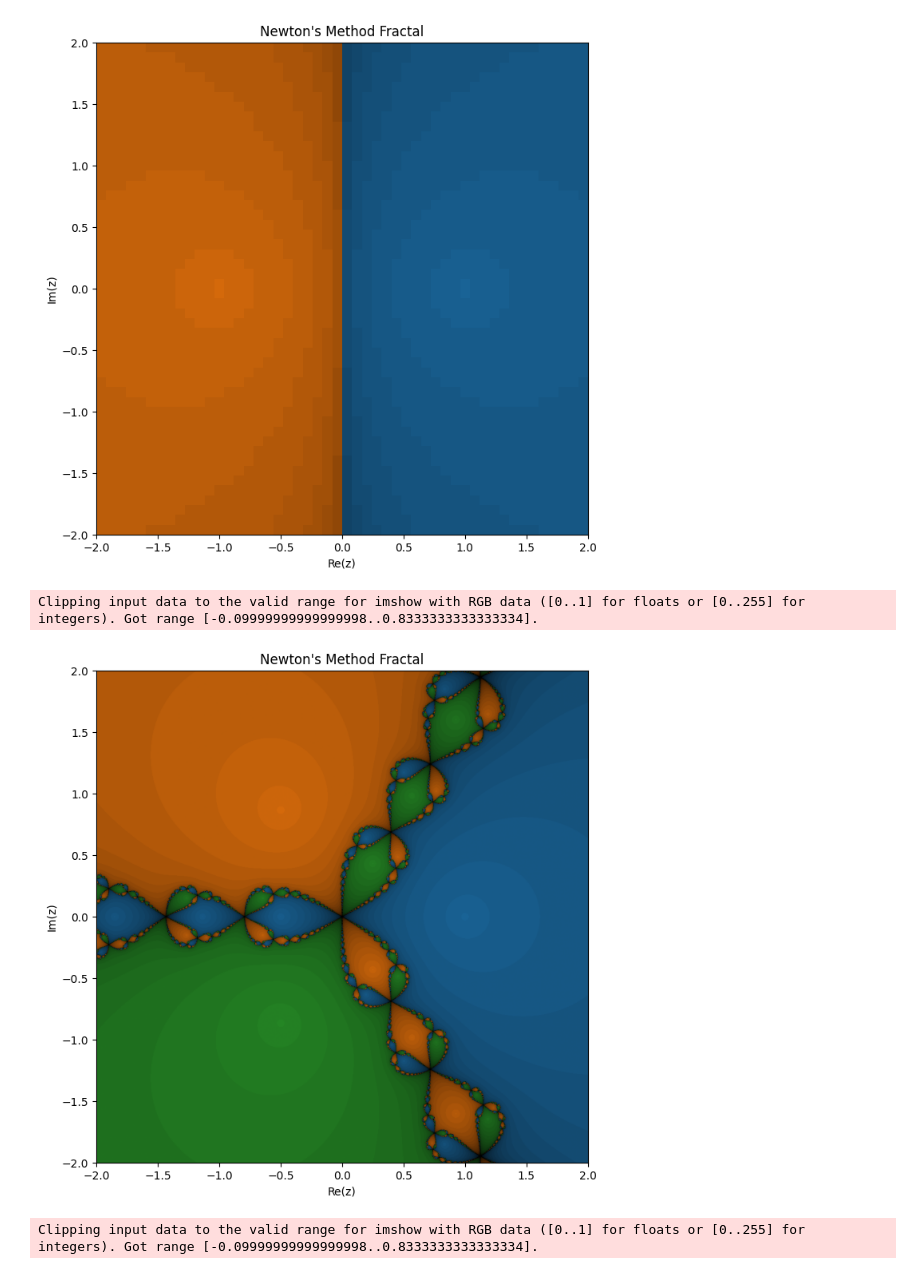
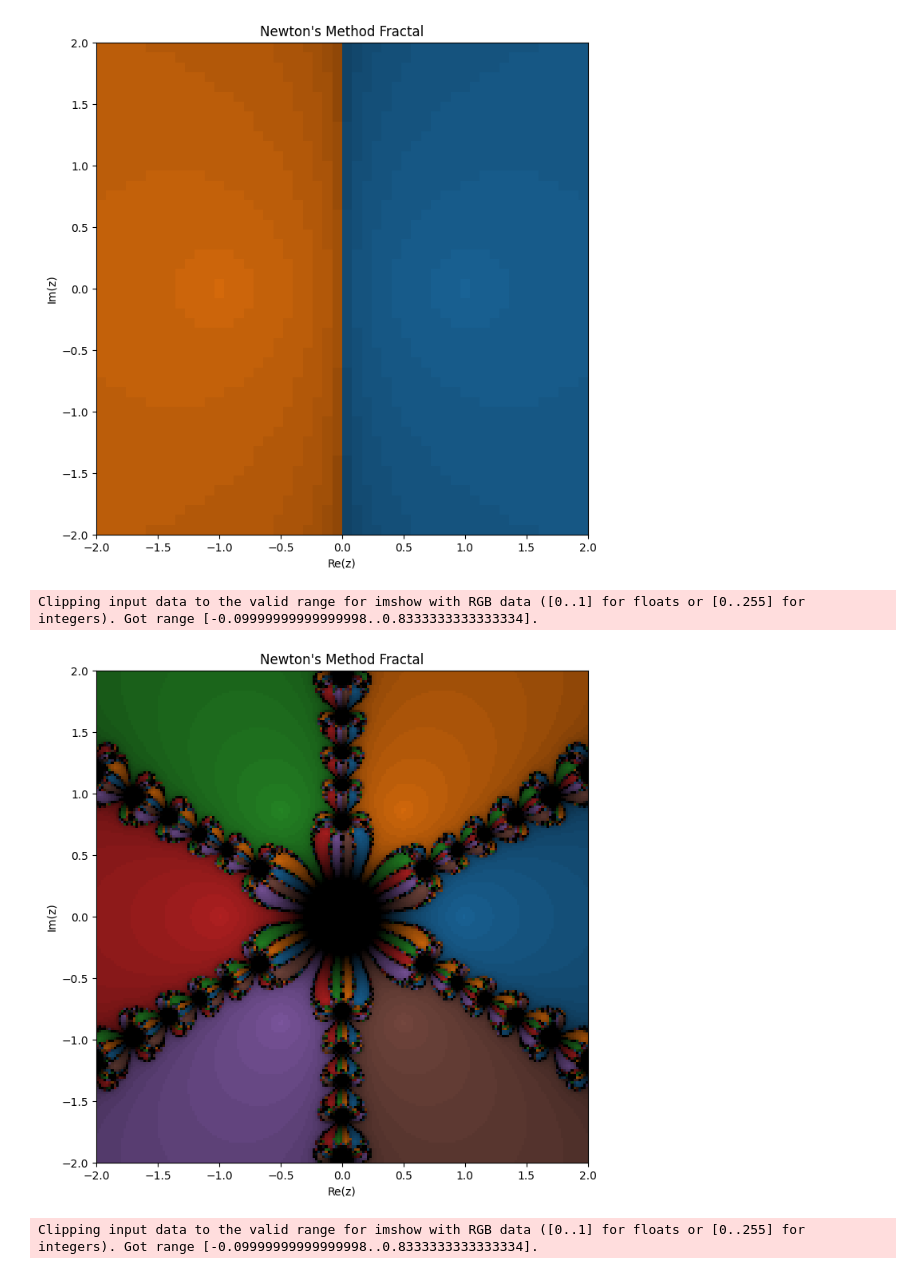
Before and after one commit to IC-Metodos-Numericos/Newton-Raphson, a Jupyter notebook: 2d/python/newton2dTests.ipynb, the cells around one changed output. Saved outputs shown, nothing was run; the diff lists cells and outputs as text; code cells hidden in the pictures.

```diff
--- a/2d/python/newton2dTests.ipynb
+++ b/2d/python/newton2dTests.ipynb
@@ -10,14 +10,14 @@ newton_fractal_plot(f=f, df = df,roots=roots, resolution=50, axiss=False, tol=1e
 # %% [output]
 [figure]
 # %%
-n = 3
+n = 6
 f = lambda z: z**n - 1
 df = lambda z: n*z**(n-1)
 roots = np.array([np.exp(2j * np.pi * k / n) for k in range(n)])
-newton_fractal_plot(f=f, df = df,roots=roots, resolution=1000, axiss=False, tol=1e-6 )
+newton_fractal_plot(f=f, df = df,roots=roots, resolution=200, axiss=False, tol=1e-6 )
 # %% [output]
 Clipping input data to the valid range for imshow with RGB data ([0..1] for floats or [0..255] for integers). Got range [-0.09999999999999998..0.8333333333333334].
-[figure, old version]
+[figure, new version]
 # %%
 f = lambda z: 3*z**5 + z**4 - z**2 + z - 1
 df = lambda z: 15*z**4 + 4*z**3 - 2*z + 1
```
